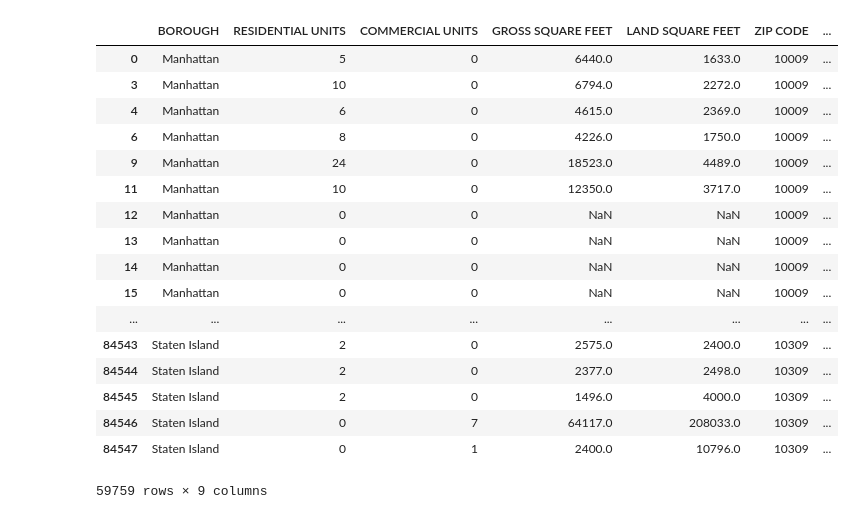
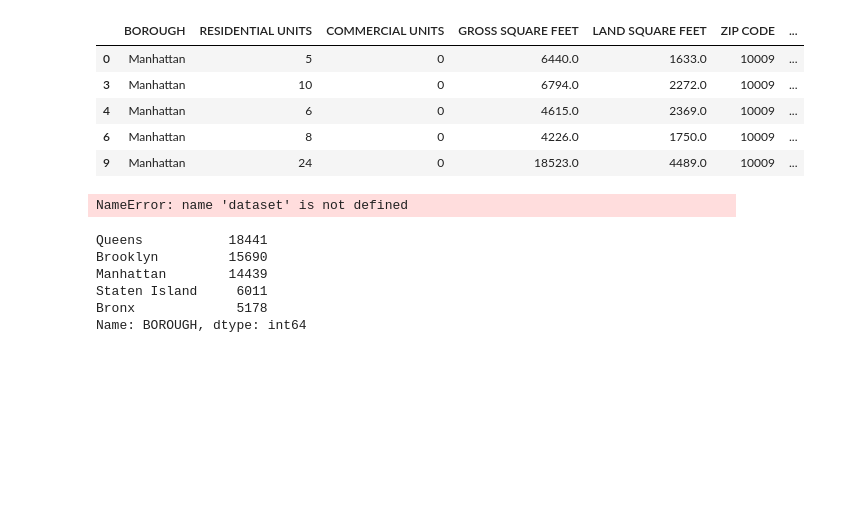
Before and after one commit to walidcol/Machine-Learning-Final-Project, a Jupyter notebook: Untitled.ipynb, the cells around one changed output. Drawn from its saved outputs; the diff is of its cells as text; code cells hidden in the pictures; blank space fills up the shorter version.

```diff
--- a/Untitled.ipynb
+++ b/Untitled.ipynb
@@ -52,23 +52,11 @@ df.head()
 | 4 | Manhattan | 07 RENTALS - WALKUP APARTMENTS | 2A | 404 | 55 | 10009 | 6 | ... |
 # %%
 df_replace = df.loc[(df['SALE PRICE'].replace(' -  ','0').astype(float) > 0.00),['BOROUGH','RESIDENTIAL UNITS','COMMERCIAL UNITS','GROSS SQUARE FEET','LAND SQUARE FEET','ZIP CODE','YEAR BUILT', 'LOT','SALE PRICE']]
-df_replace
+df_replace.head()
 # %% [output]
 |  | BOROUGH | RESIDENTIAL UNITS | COMMERCIAL UNITS | GROSS SQUARE FEET | LAND SQUARE FEET | ZIP CODE | ... |
 | 0 | Manhattan | 5 | 0 | 6440.0 | 1633.0 | 10009 | ... |
 | 3 | Manhattan | 10 | 0 | 6794.0 | 2272.0 | 10009 | ... |
 | 4 | Manhattan | 6 | 0 | 4615.0 | 2369.0 | 10009 | ... |
 | 6 | Manhattan | 8 | 0 | 4226.0 | 1750.0 | 10009 | ... |
 | 9 | Manhattan | 24 | 0 | 18523.0 | 4489.0 | 10009 | ... |
-| 11 | Manhattan | 10 | 0 | 12350.0 | 3717.0 | 10009 | ... |
-| 12 | Manhattan | 0 | 0 | NaN | NaN | 10009 | ... |
-| 13 | Manhattan | 0 | 0 | NaN | NaN | 10009 | ... |
-| 14 | Manhattan | 0 | 0 | NaN | NaN | 10009 | ... |
-| 15 | Manhattan | 0 | 0 | NaN | NaN | 10009 | ... |
-| ... | ... | ... | ... | ... | ... | ... | ... |
-| 84543 | Staten Island | 2 | 0 | 2575.0 | 2400.0 | 10309 | ... |
-| 84544 | Staten Island | 2 | 0 | 2377.0 | 2498.0 | 10309 | ... |
-| 84545 | Staten Island | 2 | 0 | 1496.0 | 4000.0 | 10309 | ... |
-| 84546 | Staten Island | 0 | 7 | 64117.0 | 208033.0 | 10309 | ... |
-| 84547 | Staten Island | 0 | 1 | 2400.0 | 10796.0 | 10309 | ... |
-59759 rows × 9 columns
@@ -76,0 +63,5 @@ df_replace.to_csv('output.csv', index=False)
+# %%
+dataset.drop_duplicates(keep=False, inplace = True)
+dataset.duplicated(keep=False).sum()
+# %% [output]
+NameError: name 'dataset' is not defined
@@ -76,0 +70,9 @@ df_replace.to_csv('output.csv', index=False)
+# %%
+df_replace['BOROUGH'].value_counts()
+# %% [output]
+Queens           18441
+Brooklyn         15690
+Manhattan        14439
+Staten Island     6011
+Bronx             5178
+Name: BOROUGH, dtype: int64
```
Also changed, not shown: parts of 25 cells of this notebook, 3 other files.
